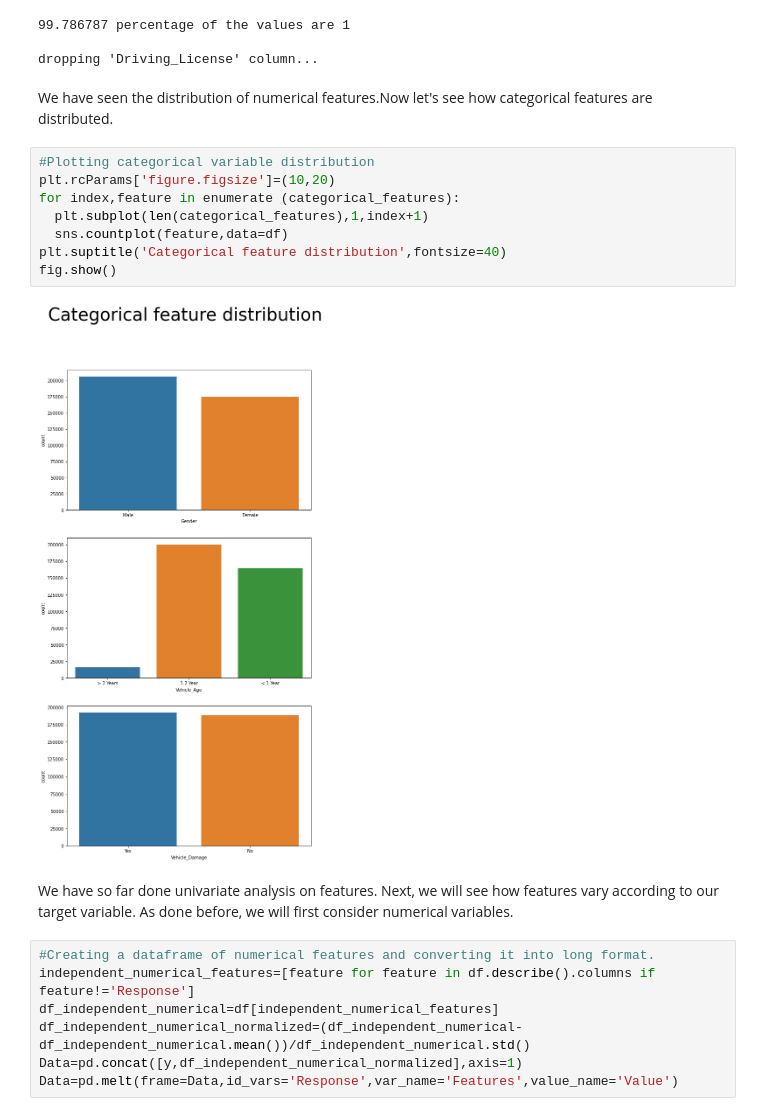
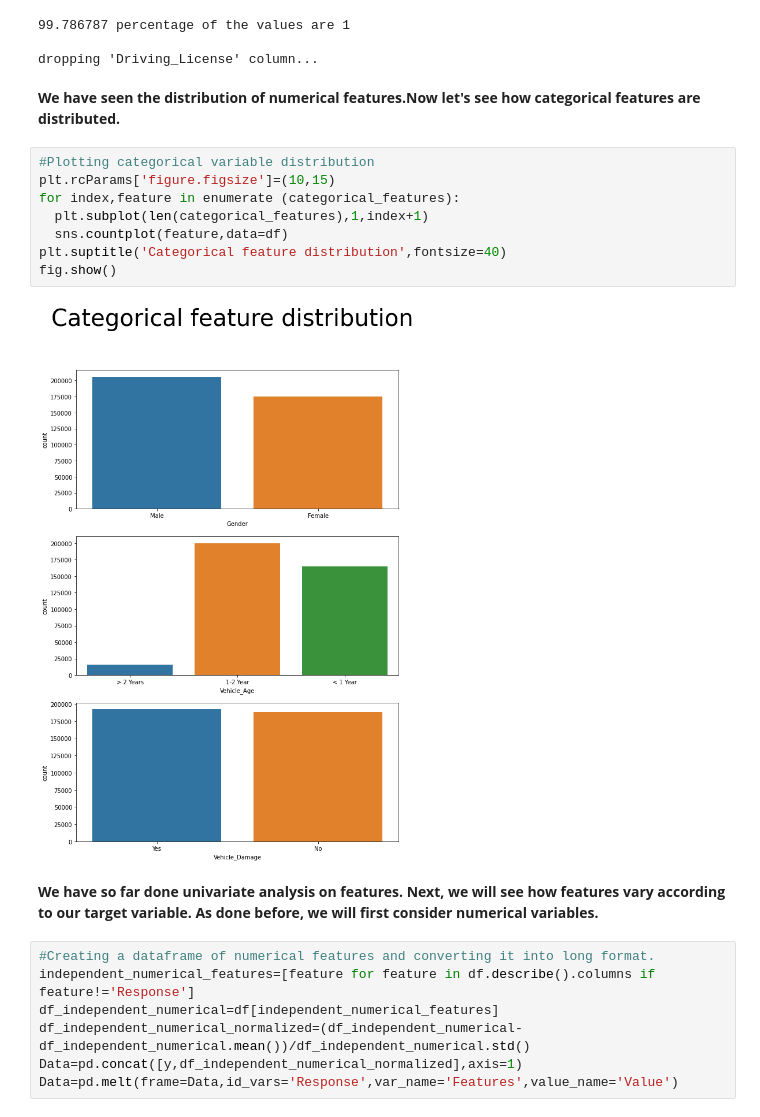
Before and after one commit to shiyasAli/Health-insurance-cross-sell-prediction, a Jupyter notebook: Copy_of_HEALTH_INSURANCE_CROSS_SELL_PREDICTION.ipynb, the cells around one changed output. Saved outputs shown, nothing was run; the diff lists cells and outputs as text.

```diff
--- a/Copy_of_HEALTH_INSURANCE_CROSS_SELL_PREDICTION.ipynb
+++ b/Copy_of_HEALTH_INSURANCE_CROSS_SELL_PREDICTION.ipynb
@@ -224,19 +224,19 @@ df.drop('Driving_License',axis=1,inplace=True)
 
 dropping 'Driving_License' column...
 # %% [markdown]
-We have seen the distribution of numerical  features.Now let's see how categorical features are distributed.
+**We have seen the distribution of numerical  features.Now let's see how categorical features are distributed.**
 # %%
 #Plotting categorical variable distribution
-plt.rcParams['figure.figsize']=(10,20)
+plt.rcParams['figure.figsize']=(10,15)
 for index,feature in enumerate (categorical_features):
   plt.subplot(len(categorical_features),1,index+1)
   sns.countplot(feature,data=df)
 plt.suptitle('Categorical feature distribution',fontsize=40)
 fig.show()
 # %% [output]
-[figure, old version]
+[figure, new version]
 # %% [markdown]
-We have so far done univariate analysis on features. Next, we will see how features vary according to our target variable. As done before, we will first consider numerical variables.
+**We have so far done univariate analysis on features. Next, we will see how features vary according to our target variable. As done before, we will first consider numerical variables.**
 # %%
 #Creating a dataframe of numerical features and converting it into long format.
 independent_numerical_features=[feature for feature in df.describe().columns if feature!='Response']
```
Also changed, not shown: parts of 53 cells of this notebook.
